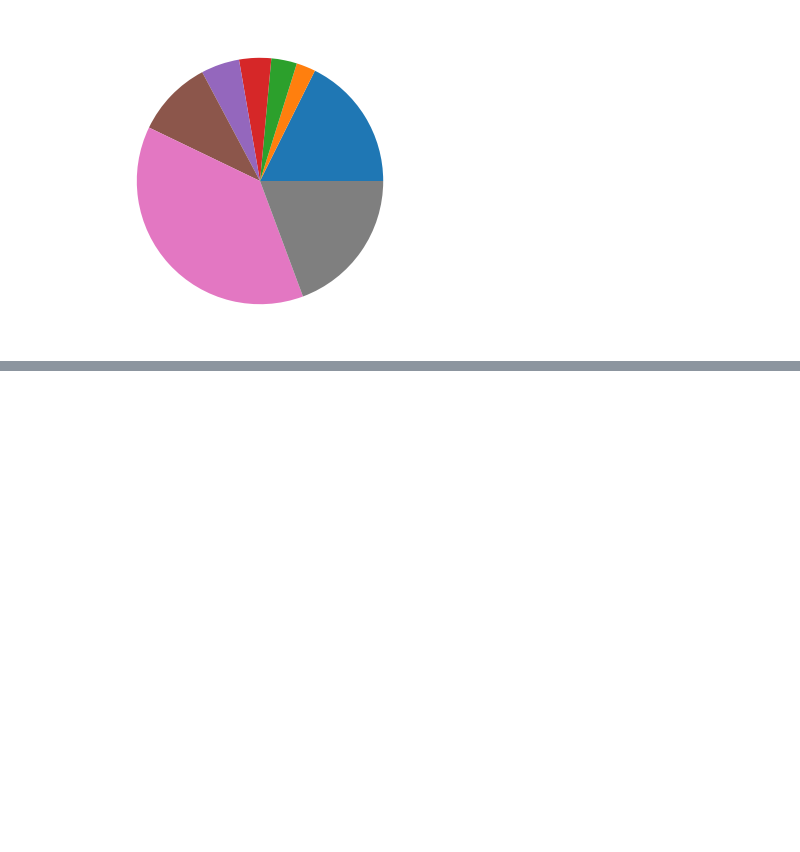
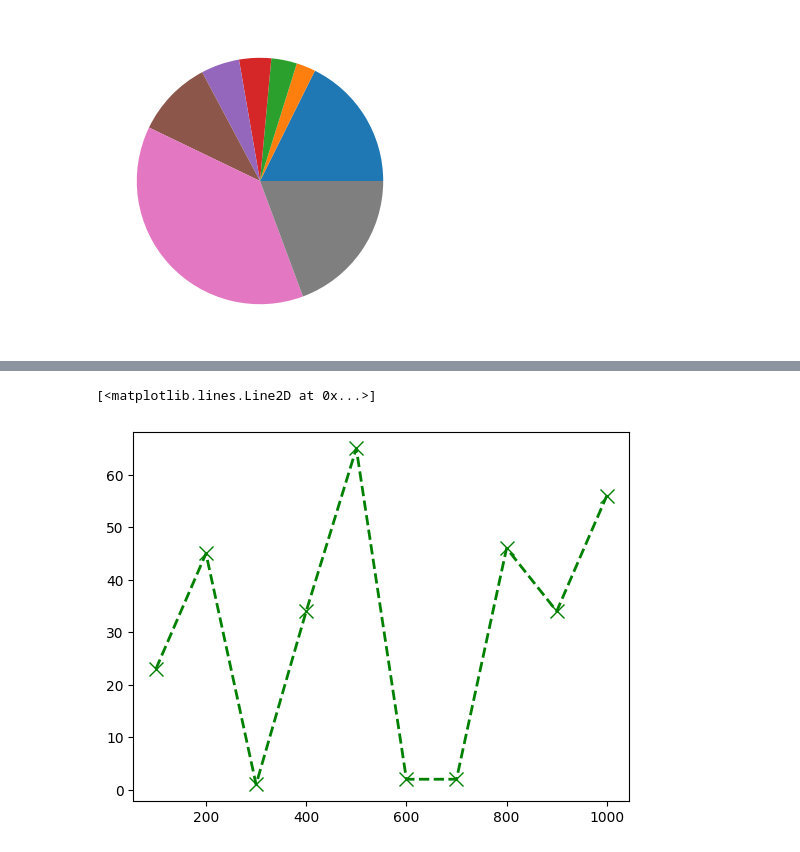
Before and after one commit to razasayyed29/python-with-datas-science, a Jupyter notebook: data_analytics/visualization.ipynb, the cells around one changed output, grey strips where cells are left out. Drawn from its saved outputs; the diff is of its cells as text; code cells hidden in the pictures; blank space fills up the shorter version.

```diff
--- a/data_analytics/visualization.ipynb
+++ b/data_analytics/visualization.ipynb
@@ -21,0 +37,7 @@ plt.show()
+# %%
+x = [100,200,300,400,500,600,700,800,900,1000]
+y = [23,45,1,34,65,2,2,46,34,56]
+plt.plot(x, y, linewidth=2, color='g', marker='x', markersize='10', linestyle='--')
+# %% [output]
+[<matplotlib.lines.Line2D at 0x...>]
+[figure, added]
```
Also changed, not shown: parts of 4 cells of this notebook, 3 other files.
